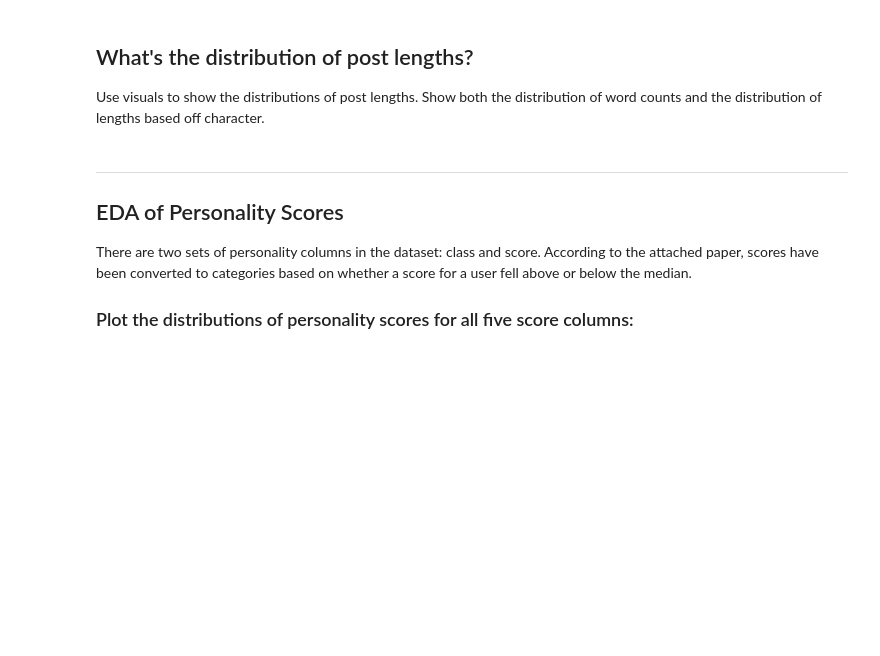
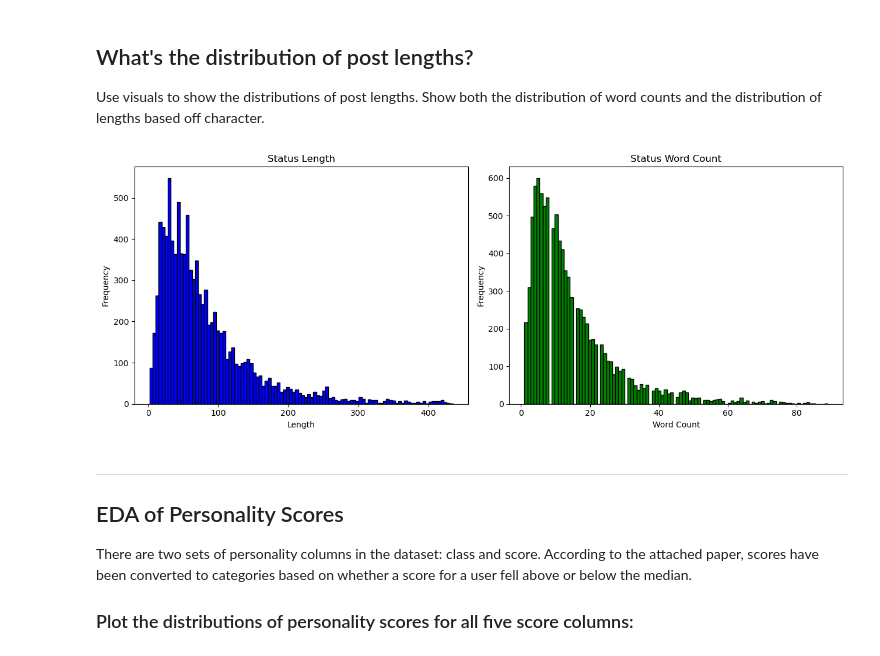
Before and after one commit to auttwitter/DSI-04, a Jupyter notebook: labs/nlp_eda_lab/starter-code.ipynb, the cells around one changed output. Drawn from its saved outputs; the diff is of its cells as text; code cells hidden in the pictures; blank space fills up the shorter version.

```diff
--- a/labs/nlp_eda_lab/starter-code.ipynb
+++ b/labs/nlp_eda_lab/starter-code.ipynb
@@ -83,10 +88,14 @@ df.head(3)
 Before we even vectorize the text, we might look at the lengths and word counts in each Facebook status.
 
 **Create a new column called `status_length` that contains the length of each status:**
+# %%
+df['status_length'] = df['STATUS'].apply(lambda x: len(x))    # Whitespaces are included
 # %% [markdown]
 **Create a new column called `status_word_count` that contains the number of words in each status:**
 
 Note: You can evaluate this based off of how many strings are separated by whitespaces; you're not required to check that each set of characters set apart by whitespaces is a word in the dictionary.
+# %%
+df['status_word_count'] = df['STATUS'].apply(lambda x: len(x.split()))
 # %% [markdown]
 ### Longest and shortest statuses
 
@@ -97,6 +124,25 @@ Looking at individual observations can help us get a sense of what the dataset c
 ## What's the distribution of post lengths?
 
 Use visuals to show the distributions of post lengths. Show both the distribution of word counts and the distribution of lengths based off character.
+# %%
+fig, ax = plt.subplots(1, 2, figsize = (13, 5))
+
+# Histogram of status length
+ax[0].hist(df['status_length'], bins = 100, color = 'blue', edgecolor = 'black')
+ax[0].set_title('Status Length')
+ax[0].set_xlabel('Length')
+ax[0].set_ylabel('Frequency')
+
+# Histogram of status word count
+ax[1].hist(df['status_word_count'], bins = 100, color = 'green', edgecolor = 'black')
+ax[1].set_title('Status Word Count')
+ax[1].set_xlabel('Word Count')
+ax[1].set_ylabel('Frequency')
+
+plt.tight_layout()
+plt.show()
+# %% [output]
+[figure, added]
 # %% [markdown]
 ---
 
```
Also changed, not shown: parts of 29 cells of this notebook, 1 other file.
